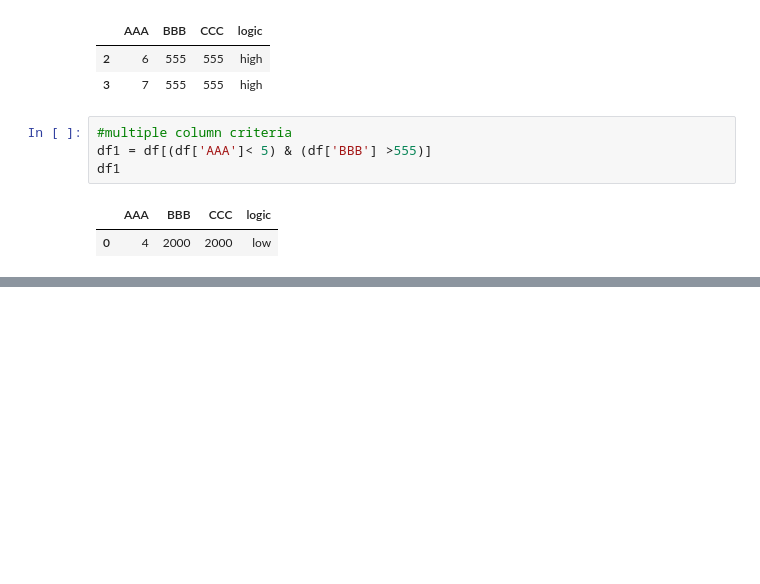
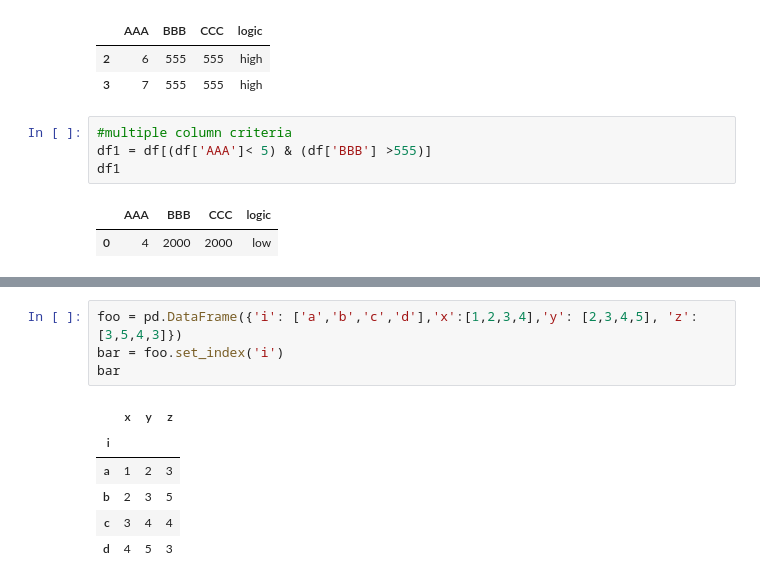
Before and after one commit to mayankkaizen/jupyter-notebooks, a Jupyter notebook: My_Pandas.ipynb, the cells around one changed output, grey strips where cells are left out. Cells and saved outputs as stored; diff of their text form; blank space fills up the shorter version.

```diff
--- a/My_Pandas.ipynb
+++ b/My_Pandas.ipynb
@@ -1909,0 +1945,11 @@ df1
+# %%
+foo = pd.DataFrame({'i': ['a','b','c','d'],'x':[1,2,3,4],'y': [2,3,4,5], 'z': [3,5,4,3]})
+bar = foo.set_index('i')
+bar
+# %% [output]
+|  | x | y | z |
+| i |  |  |  |
+| a | 1 | 2 | 3 |
+| b | 2 | 3 | 5 |
+| c | 3 | 4 | 4 |
+| d | 4 | 5 | 3 |
```
Also changed, not shown: parts of 8 cells of this notebook, 3 other files.
